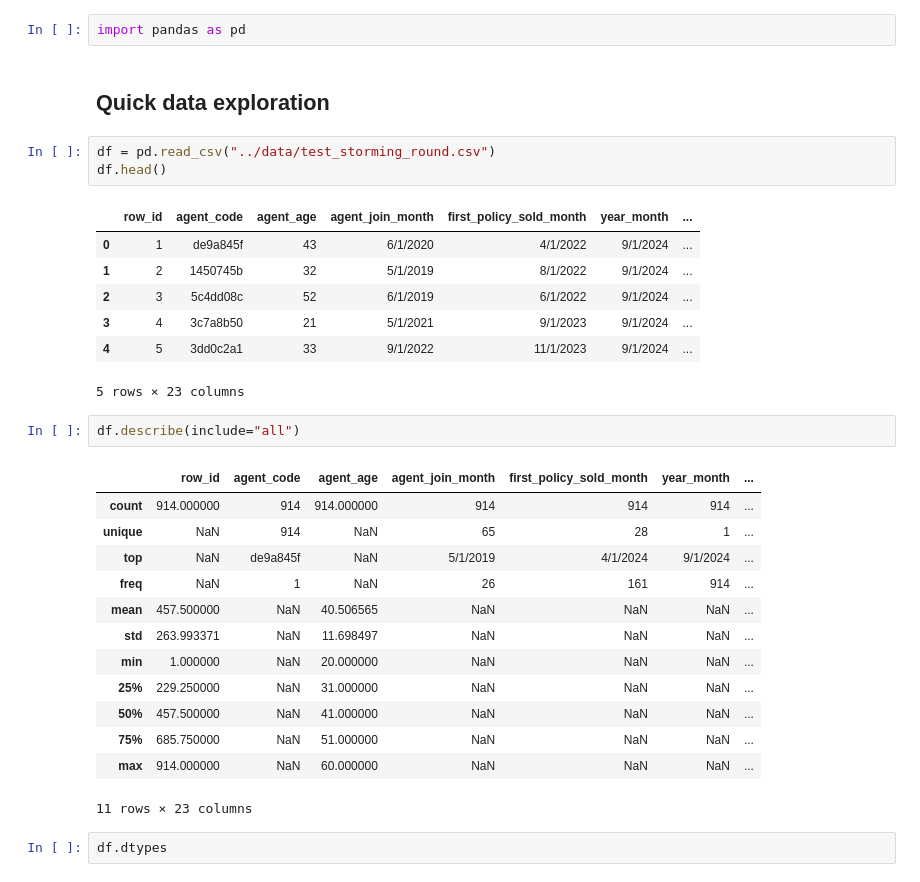
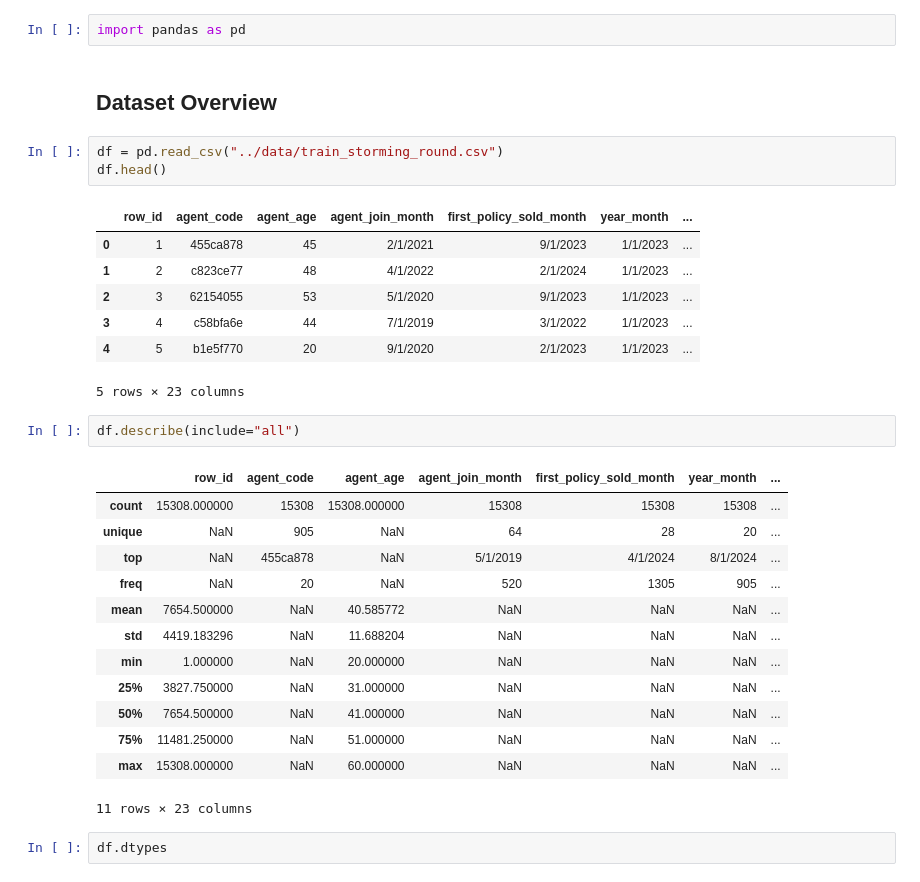
Before and after one commit to rivindu-ashinsa/data-storm-DeepCell, a Jupyter notebook: notebooks/EDA.ipynb, the cells around one changed output. Drawn from its saved outputs; the diff is of its cells as text.

Commit message:
exploration

```diff
--- a/notebooks/EDA.ipynb
+++ b/notebooks/EDA.ipynb
@@ -3,33 +3,33 @@
 # %%
 import pandas as pd
 # %% [markdown]
-## Quick data exploration
+## Dataset Overview
 # %%
-df = pd.read_csv("../data/test_storming_round.csv")
+df = pd.read_csv("../data/train_storming_round.csv")
 df.head()
 # %% [output]
 |  | row_id | agent_code | agent_age | agent_join_month | first_policy_sold_month | year_month | ... |
-| 0 | 1 | de9a845f | 43 | 6/1/2020 | 4/1/2022 | 9/1/2024 | ... |
-| 1 | 2 | 1450745b | 32 | 5/1/2019 | 8/1/2022 | 9/1/2024 | ... |
-| 2 | 3 | 5c4dd08c | 52 | 6/1/2019 | 6/1/2022 | 9/1/2024 | ... |
-| 3 | 4 | 3c7a8b50 | 21 | 5/1/2021 | 9/1/2023 | 9/1/2024 | ... |
-| 4 | 5 | 3dd0c2a1 | 33 | 9/1/2022 | 11/1/2023 | 9/1/2024 | ... |
+| 0 | 1 | 455ca878 | 45 | 2/1/2021 | 9/1/2023 | 1/1/2023 | ... |
+| 1 | 2 | c823ce77 | 48 | 4/1/2022 | 2/1/2024 | 1/1/2023 | ... |
+| 2 | 3 | 62154055 | 53 | 5/1/2020 | 9/1/2023 | 1/1/2023 | ... |
+| 3 | 4 | c58bfa6e | 44 | 7/1/2019 | 3/1/2022 | 1/1/2023 | ... |
+| 4 | 5 | b1e5f770 | 20 | 9/1/2020 | 2/1/2023 | 1/1/2023 | ... |
 5 rows × 23 columns
 # %%
 df.describe(include="all")
 # %% [output]
 |  | row_id | agent_code | agent_age | agent_join_month | first_policy_sold_month | year_month | ... |
-| count | 914.000000 | 914 | 914.000000 | 914 | 914 | 914 | ... |
-| unique | NaN | 914 | NaN | 65 | 28 | 1 | ... |
-| top | NaN | de9a845f | NaN | 5/1/2019 | 4/1/2024 | 9/1/2024 | ... |
-| freq | NaN | 1 | NaN | 26 | 161 | 914 | ... |
-| mean | 457.500000 | NaN | 40.506565 | NaN | NaN | NaN | ... |
-| std | 263.993371 | NaN | 11.698497 | NaN | NaN | NaN | ... |
+| count | 15308.000000 | 15308 | 15308.000000 | 15308 | 15308 | 15308 | ... |
+| unique | NaN | 905 | NaN | 64 | 28 | 20 | ... |
+| top | NaN | 455ca878 | NaN | 5/1/2019 | 4/1/2024 | 8/1/2024 | ... |
+| freq | NaN | 20 | NaN | 520 | 1305 | 905 | ... |
+| mean | 7654.500000 | NaN | 40.585772 | NaN | NaN | NaN | ... |
+| std | 4419.183296 | NaN | 11.688204 | NaN | NaN | NaN | ... |
 | min | 1.000000 | NaN | 20.000000 | NaN | NaN | NaN | ... |
-| 25% | 229.250000 | NaN | 31.000000 | NaN | NaN | NaN | ... |
-| 50% | 457.500000 | NaN | 41.000000 | NaN | NaN | NaN | ... |
-| 75% | 685.750000 | NaN | 51.000000 | NaN | NaN | NaN | ... |
-| max | 914.000000 | NaN | 60.000000 | NaN | NaN | NaN | ... |
+| 25% | 3827.750000 | NaN | 31.000000 | NaN | NaN | NaN | ... |
+| 50% | 7654.500000 | NaN | 41.000000 | NaN | NaN | NaN | ... |
+| 75% | 11481.250000 | NaN | 51.000000 | NaN | NaN | NaN | ... |
+| max | 15308.000000 | NaN | 60.000000 | NaN | NaN | NaN | ... |
 11 rows × 23 columns
 # %%
 df.dtypes
```
Also changed, not shown: parts of 9 cells of this notebook.
